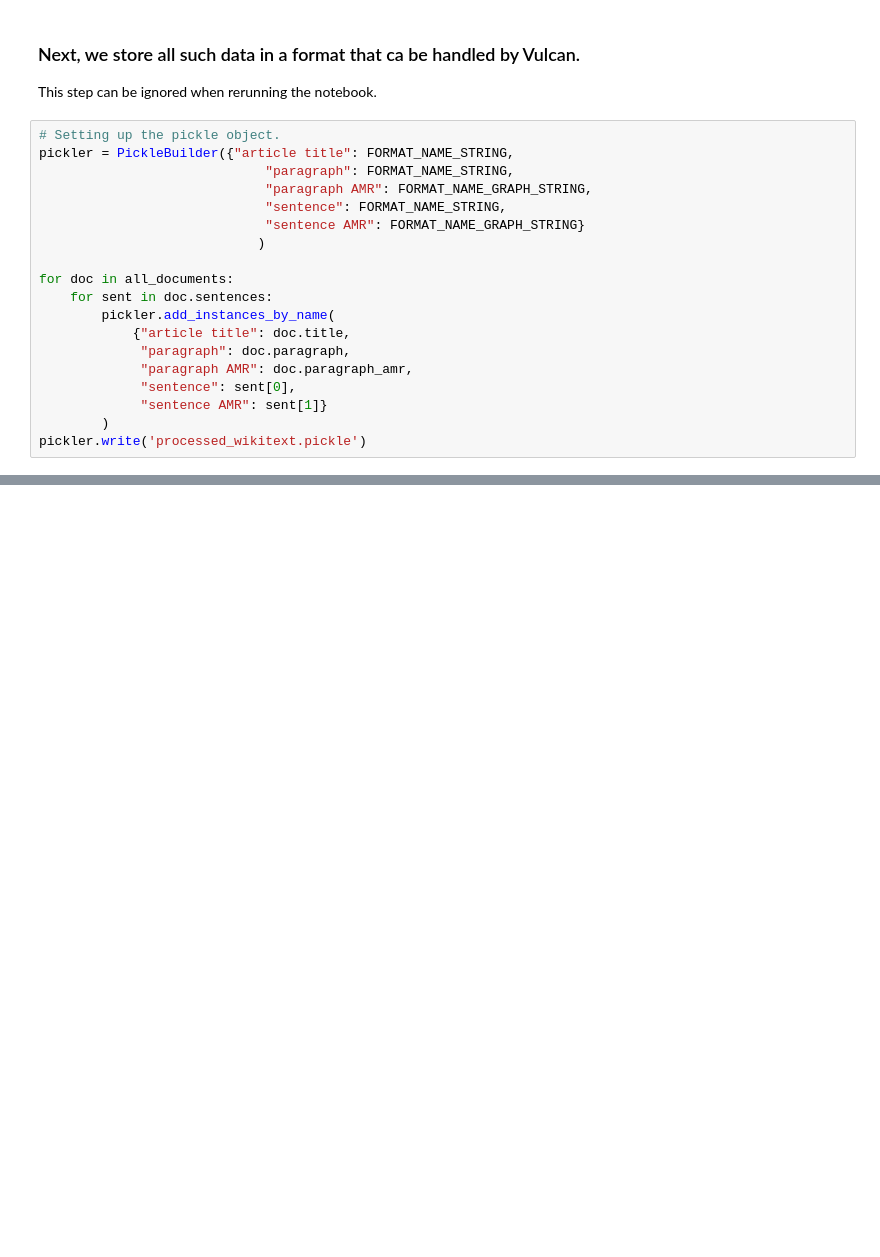
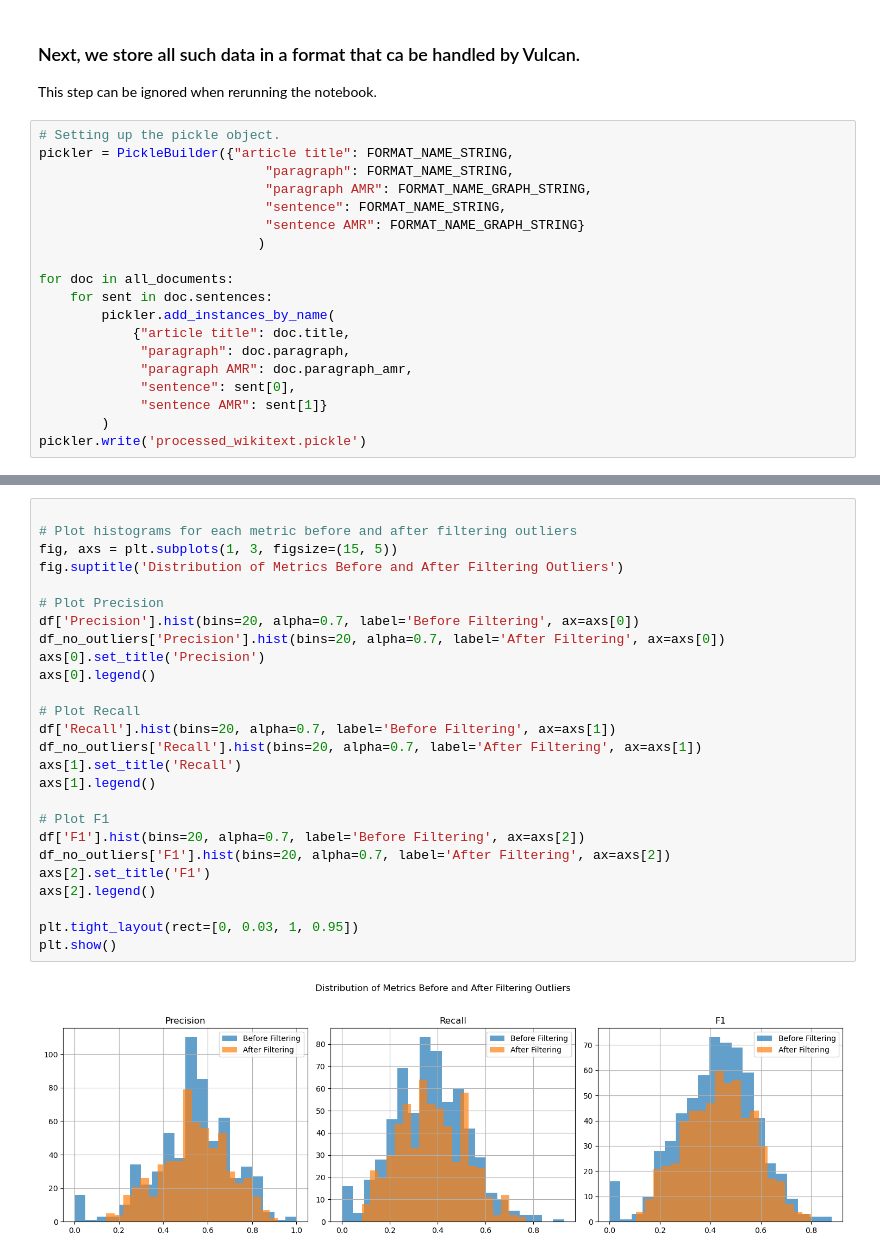
Before and after one commit to RicSpi/AMR2KG, a Jupyter notebook: Thesis_Clean.ipynb, the cells around one changed output, grey strips where cells are left out. Cells and saved outputs as stored; diff of their text form; blank space fills up the shorter version.

```diff
--- a/Thesis_Clean.ipynb
+++ b/Thesis_Clean.ipynb
@@ -560,0 +514,28 @@ for row in results:
+# %%
+
+# Plot histograms for each metric before and after filtering outliers
+fig, axs = plt.subplots(1, 3, figsize=(15, 5))
+fig.suptitle('Distribution of Metrics Before and After Filtering Outliers')
+
+# Plot Precision
+df['Precision'].hist(bins=20, alpha=0.7, label='Before Filtering', ax=axs[0])
+df_no_outliers['Precision'].hist(bins=20, alpha=0.7, label='After Filtering', ax=axs[0])
+axs[0].set_title('Precision')
+axs[0].legend()
+
+# Plot Recall
+df['Recall'].hist(bins=20, alpha=0.7, label='Before Filtering', ax=axs[1])
+df_no_outliers['Recall'].hist(bins=20, alpha=0.7, label='After Filtering', ax=axs[1])
+axs[1].set_title('Recall')
+axs[1].legend()
+
+# Plot F1
+df['F1'].hist(bins=20, alpha=0.7, label='Before Filtering', ax=axs[2])
+df_no_outliers['F1'].hist(bins=20, alpha=0.7, label='After Filtering', ax=axs[2])
+axs[2].set_title('F1')
+axs[2].legend()
+
+plt.tight_layout(rect=[0, 0.03, 1, 0.95])
+plt.show()
+# %% [output]
+[figure, added]
```
Also changed, not shown: parts of 40 cells of this notebook, 7 other files.
